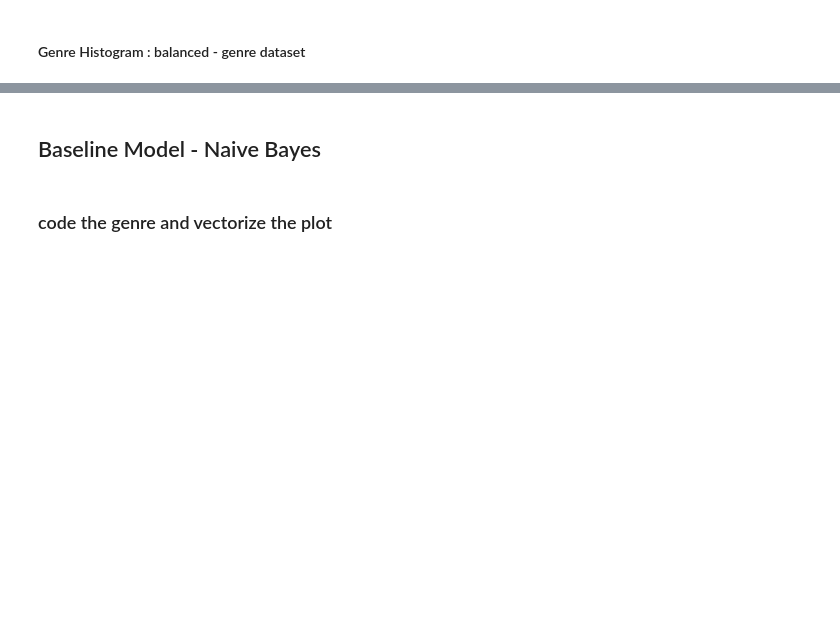
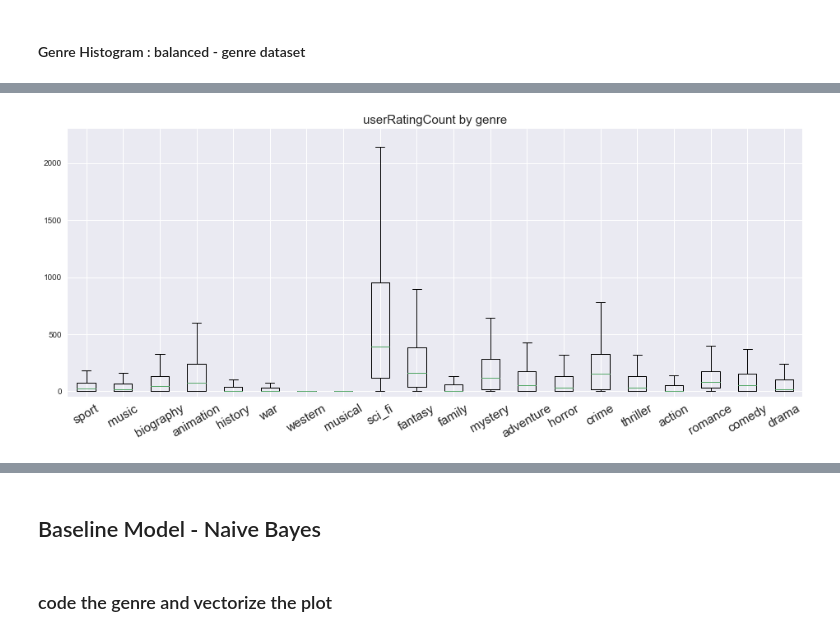
Before and after one commit to BoyuanSun930/cs209b-g6-movie, a Jupyter notebook: Exploratory Data Analysis.ipynb, the cells around one changed output, grey strips where cells are left out. Saved outputs shown, nothing was run; the diff lists cells and outputs as text; code cells hidden in the pictures; blank space fills up the shorter version.

```diff
--- a/Exploratory Data Analysis.ipynb
+++ b/Exploratory Data Analysis.ipynb
@@ -167,0 +237,6 @@ ax.set_title('Genre Counts', fontsize = 15);
+# %%
+fig, ax = plt.subplots(1, 1, figsize=(16,6))
+plt.ylim(-50, 2300)
+ax = plot_box('userRatingCount', ax);
+# %% [output]
+[figure, added]
```
Also changed, not shown: parts of 23 cells of this notebook.
